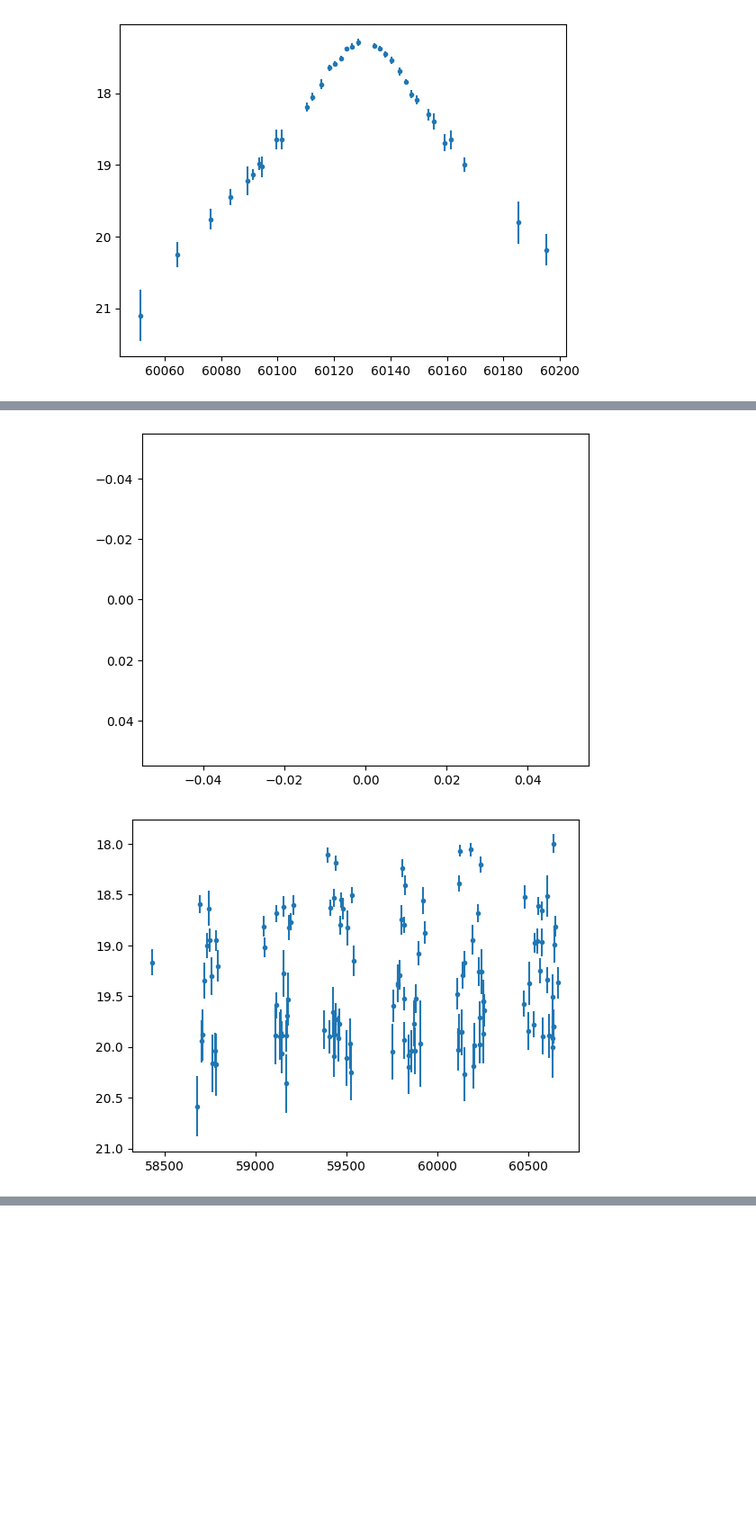
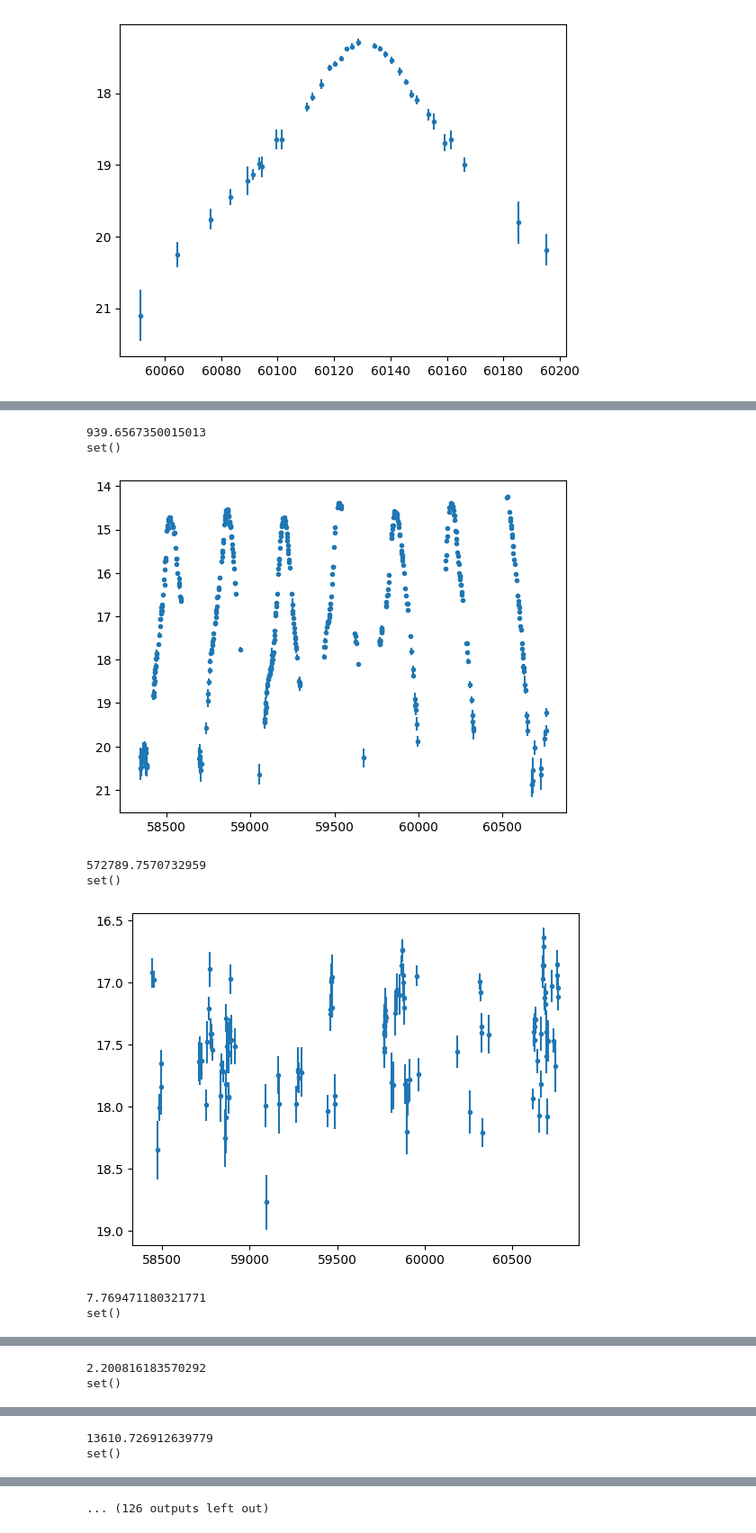
Before and after one commit to Meet-Vyas-Dev/microlensing, a Jupyter notebook: antares_filter/somayeh_microlensing_filter.ipynb, the cells around one changed output, grey strips where cells are left out. Shown at 90% size. Cells and saved outputs as stored; diff of their text form; code cells hidden in the pictures; blank space fills up the shorter version.

Commit message:
added von Neumann filter

```diff
--- a/antares_filter/somayeh_microlensing_filter.ipynb
+++ b/antares_filter/somayeh_microlensing_filter.ipynb
@@ -161,13 +152,28 @@ class microlensing(dk.Filter):
         if abs(skew(mags)) > 1:
             return False
 
-        # TODO - Natasha Add von Neumann parameter
+        # TODO is 6 months and a year - calculate this based on percentile of real data
+        eta_thresh = 1.255
+        # Do check for existance since if there's only one band of data, only one will exist
+        eta_r_exists = 'feature_eta_e_magn_r' in locus_params['properties'].keys()
+        eta_g_exists = 'feature_eta_e_magn_g' in locus_params['properties'].keys()
+        if eta_r_exists and eta_g_exists:
+            if locus_params['properties']['feature_eta_e_magn_r'] >= eta_thresh and locus_params['properties']['feature_eta_e_magn_g'] >= eta_thresh:
+                return False
+        elif eta_r_exists:
+            if locus_params['properties']['feature_eta_e_magn_r'] >= eta_thresh:
+                return False
+        elif eta_g_exists:
+            if locus_params['properties']['feature_eta_e_magn_g'] >= eta_thresh:
+                return False
 
         # 2. Check variability (microlensing should have a clear peak)
         # Decrease threshold with longer baseline
         # Q for broker - 365 days or full lightcurve?
         if np.ptp(mags) < 0.5:  # Peak-to-peak magnitude difference
             return False
+
+        print('MADE IT TO FITTING')
 
         flxs = mag_to_flux(mags)
         flx_errs = magerr_to_fluxerr(mags, errors)
@@ -253,7 +265,7 @@ plot_lightcurve(report['locus_data'])
 # %% [output]
 [figure]
 # %%
-report = dk.run_many(microlensing, n=10)
+report = dk.run_many(microlensing, n=500)
 
 # `run_many()` returns a report of what the filter did. Take a look at it:
 print(report)
@@ -275,6 +347,17 @@ Optimal parameters not found: Number of calls to function has reached maxfev = 1
 # %%
 for result in report['results']:
+    try:
+        print(result['locus_data'].to_dict()['properties']['feature_eta_e_magn_r'])
+    except:
+        continue
+    print(result['new_tags'])
     plot_lightcurve(result['locus_data'])
 # %% [output]
+939.6567350015013
+set()
-[figure, old version]
+[figure, new version]
+572789.7570732959
+set()
-[figure, old version]
+[figure, new version]
+7.769471180321771
+set()
@@ -281,0 +365,2 @@ for result in report['results']:
+2.200816183570292
+set()
@@ -282,0 +368,2 @@ for result in report['results']:
+13610.726912639779
+set()
@@ -289,3 +374,4 @@ for result in report['results']:
+... (126 outputs left out)
 # %%
 report['results'][-2]['locus_data'].timeseries.to_pandas()
 # %% [output]
```
Also changed, not shown: parts of 6 cells of this notebook, 1 other file.
